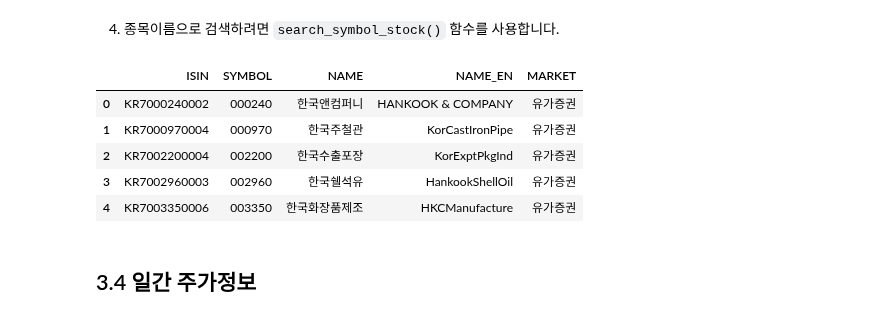
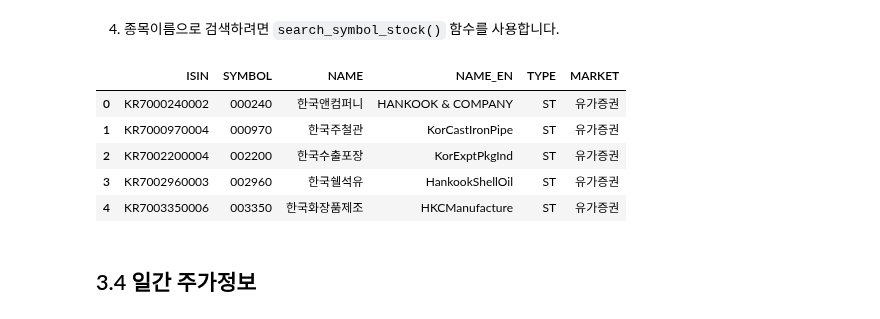
Before and after one commit to koscom/kquant, a Jupyter notebook: docs/tutorials/tutorial03.ipynb, the cells around one changed output. Cells and saved outputs as stored; diff of their text form; code cells hidden in the pictures.

```diff
--- a/docs/tutorials/tutorial03.ipynb
+++ b/docs/tutorials/tutorial03.ipynb
@@ -49,14 +49,14 @@ df_symbols
 # %% [markdown]
 4. 종목이름으로 검색하려면 `search_symbol_stock()` 함수를 사용합니다.
 # %%
-kq.search_symbol_stock("한국").head(5)
+kq.symbol_search_stock("한국").head(5)
 # %% [output]
-|  | ISIN | SYMBOL | NAME | NAME_EN | MARKET |
-| 0 | KR7000240002 | 000240 | 한국앤컴퍼니 | HANKOOK & COMPANY | 유가증권 |
-| 1 | KR7000970004 | 000970 | 한국주철관 | KorCastIronPipe | 유가증권 |
-| 2 | KR7002200004 | 002200 | 한국수출포장 | KorExptPkgInd | 유가증권 |
-| 3 | KR7002960003 | 002960 | 한국쉘석유 | HankookShellOil | 유가증권 |
-| 4 | KR7003350006 | 003350 | 한국화장품제조 | HKCManufacture | 유가증권 |
+|  | ISIN | SYMBOL | NAME | NAME_EN | TYPE | MARKET |
+| 0 | KR7000240002 | 000240 | 한국앤컴퍼니 | HANKOOK & COMPANY | ST | 유가증권 |
+| 1 | KR7000970004 | 000970 | 한국주철관 | KorCastIronPipe | ST | 유가증권 |
+| 2 | KR7002200004 | 002200 | 한국수출포장 | KorExptPkgInd | ST | 유가증권 |
+| 3 | KR7002960003 | 002960 | 한국쉘석유 | HankookShellOil | ST | 유가증권 |
+| 4 | KR7003350006 | 003350 | 한국화장품제조 | HKCManufacture | ST | 유가증권 |
 # %% [markdown]
 ## 3.4 일간 주가정보
 # %% [markdown]
```
Also changed, not shown: parts of 5 cells of this notebook.
